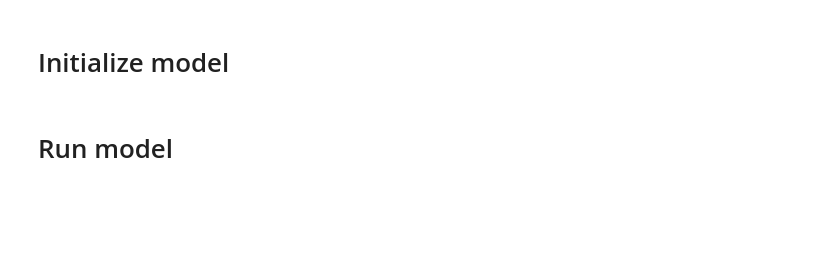
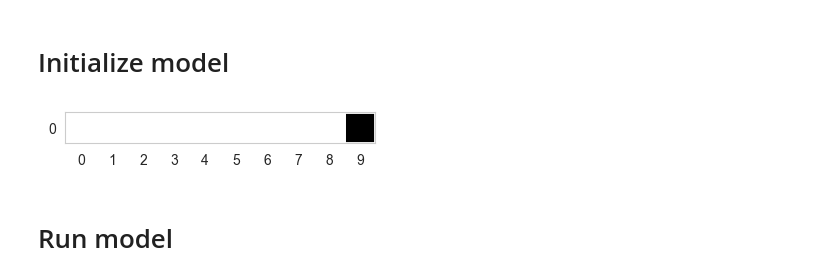
Before and after one commit to ryansmcgee/ecoevocrm, a Jupyter notebook: src/ecoevocrm/notebooks/solomon/2024-01-06_persistence-experiment_dev.ipynb, the cells around one changed output. Saved outputs shown, nothing was run; the diff lists cells and outputs as text; code cells hidden in the pictures; blank space fills up the shorter version.

```diff
--- a/src/ecoevocrm/notebooks/solomon/2024-01-06_persistence-experiment_dev.ipynb
+++ b/src/ecoevocrm/notebooks/solomon/2024-01-06_persistence-experiment_dev.ipynb
@@ -46,6 +54,0 @@ viz.matrix_plot(J, vmin=-0.5, vmax=0.5)
-# %%
-J_NSTAR = 8
-J_SEED  = 2
-#----------
-J = utils.random_matrix((num_resources, num_resources), 'tikhonov_sigmoid_ordered', args={'J_0': 0.3, 'n_star': J_NSTAR, 'delta': 3}, triangular=True, diagonal=0, shuffle=False, order_power=0, seed=J_SEED)
-viz.matrix_plot(J, vmin=-0.5, vmax=0.5)
@@ -113,3 +99,7 @@ community = Community(traits=traits_init,
+# %%
+community = Community(traits=traits_init, cost_baseline=cost_baseline, cost_trait=cost_trait, cost_interaction=J, N_init=N_init, R_init=R_init, seed=SIM_SEED)
 # %%
 fig, ax = plt.subplots(1, 1, figsize=(4, 10))
-viz.attributes_plot(community.type_set, ax=ax)
+viz.attributes_plot(community.type_set, ax=ax, annot_alpha=0)
+# %% [output]
+[figure, added]
```
Also changed, not shown: parts of 33 cells of this notebook, 3 other files.
